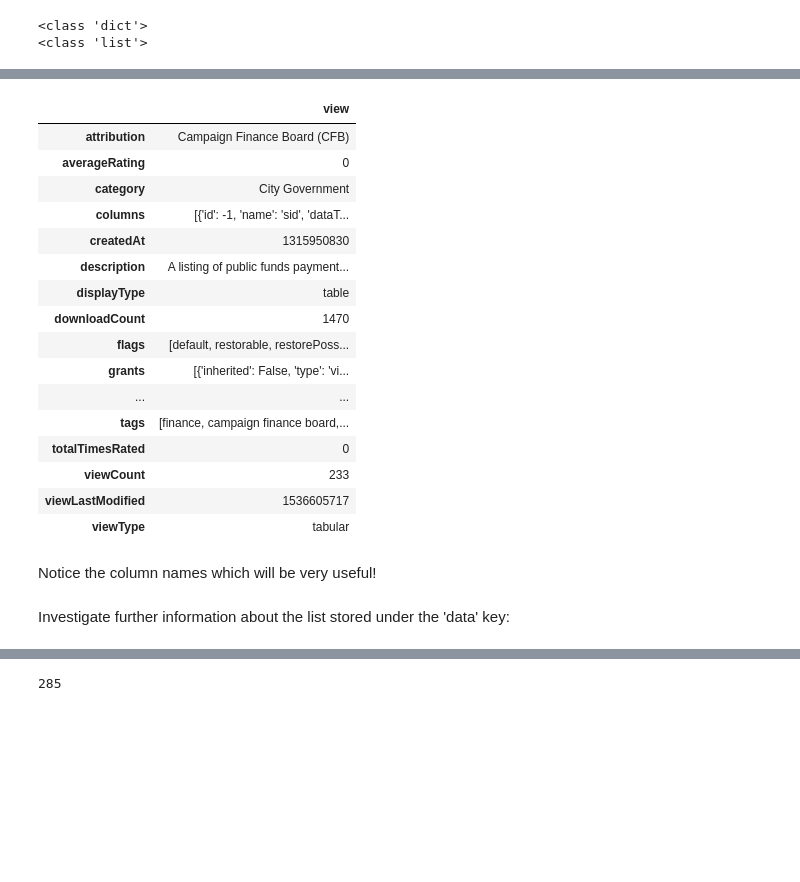
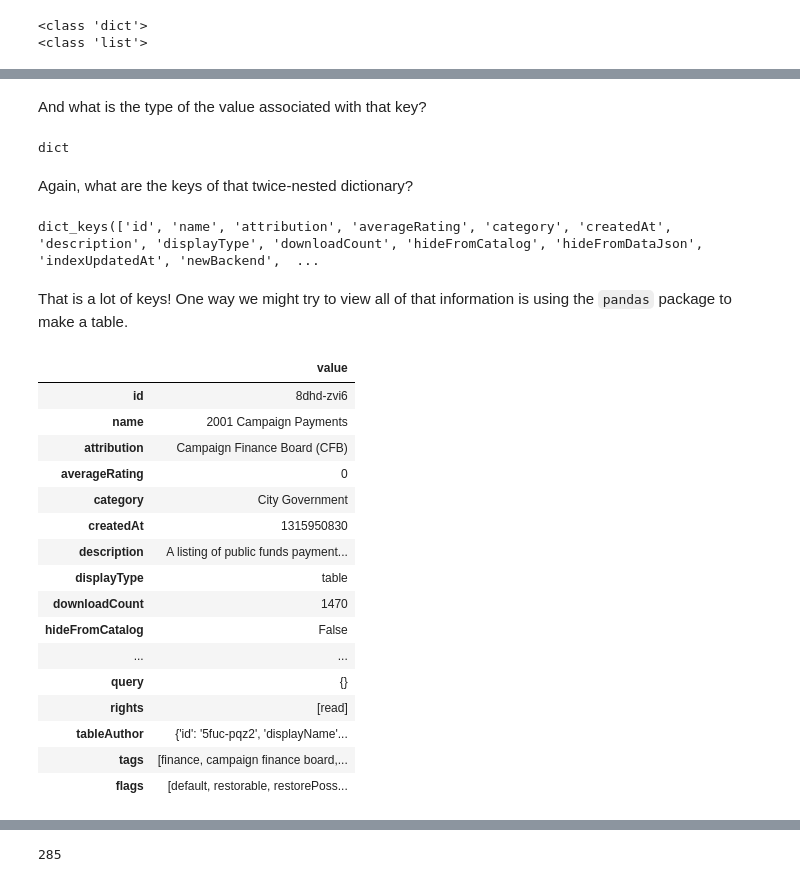
Before and after one commit to learn-co-curriculum/dsc-json-v2-1, a Jupyter notebook: index.ipynb, the cells around one changed output, grey strips where cells are left out. Saved outputs shown, nothing was run; the diff lists cells and outputs as text; code cells hidden in the pictures; blank space fills up the shorter version.

Commit message:
copy edits and clarification of data vs. metadata

```diff
--- a/index.ipynb
+++ b/index.ipynb
@@ -32,6 +45,6 @@ To load a json file, you first open the file using python's built-in function an
 # %%
-f = open('nyc_2001_campaign_finance.json')
-data = json.load(f)
+with open('nyc_2001_campaign_finance.json') as f:
+    data = json.load(f)
 print(type(data))
 # %% [output]
 <class 'dict'>
@@ -58,25 +77,40 @@ You can quickly preview the first dictionary as a `DataFrame`, but first we need
+# %% [markdown]
+And what is the type of the value associated with that key?
+# %%
+type(data['meta']['view'])
+# %% [output]
+dict
+# %% [markdown]
+Again, what are the keys of that twice-nested dictionary?
+# %%
+data['meta']['view'].keys()
+# %% [output]
+dict_keys(['id', 'name', 'attribution', 'averageRating', 'category', 'createdAt', 'description', 'displayType', 'downloadCount', 'hideFromCatalog', 'hideFromDataJson', 'indexUpdatedAt', 'newBackend',  ...
+# %% [markdown]
+That is a lot of keys! One way we might try to view all of that information is using the `pandas` package to make a table.
 # %%
 import pandas as pd
-pd.DataFrame.from_dict(data['meta'])
+pd.set_option("max_colwidth", 120)
+pd.DataFrame(
+    data=data['meta']['view'].values(),
+    index=data['meta']['view'].keys(),
+    columns=["value"]
+)
 # %% [output]
-|  | view |
+|  | value |
+| id | 8dhd-zvi6 |
+| name | 2001 Campaign Payments |
 | attribution | Campaign Finance Board (CFB) |
 | averageRating | 0 |
 | category | City Government |
-| columns | [{'id': -1, 'name': 'sid', 'dataT... |
 | createdAt | 1315950830 |
 | description | A listing of public funds payment... |
 | displayType | table |
 | downloadCount | 1470 |
+| hideFromCatalog | False |
+| ... | ... |
+| query | {} |
+| rights | [read] |
+| tableAuthor | {'id': '5fuc-pqz2', 'displayName'... |
+| tags | [finance, campaign finance board,... |
 | flags | [default, restorable, restorePoss... |
-| grants | [{'inherited': False, 'type': 'vi... |
-| ... | ... |
-| tags | [finance, campaign finance board,... |
-| totalTimesRated | 0 |
-| viewCount | 233 |
-| viewLastModified | 1536605717 |
-| viewType | tabular |
-# %% [markdown]
-Notice the column names which will be very useful!
-# %% [markdown]
-Investigate further information about the list stored under the 'data' key:
```
Also changed, not shown: parts of 25 cells of this notebook, 1 other file.
